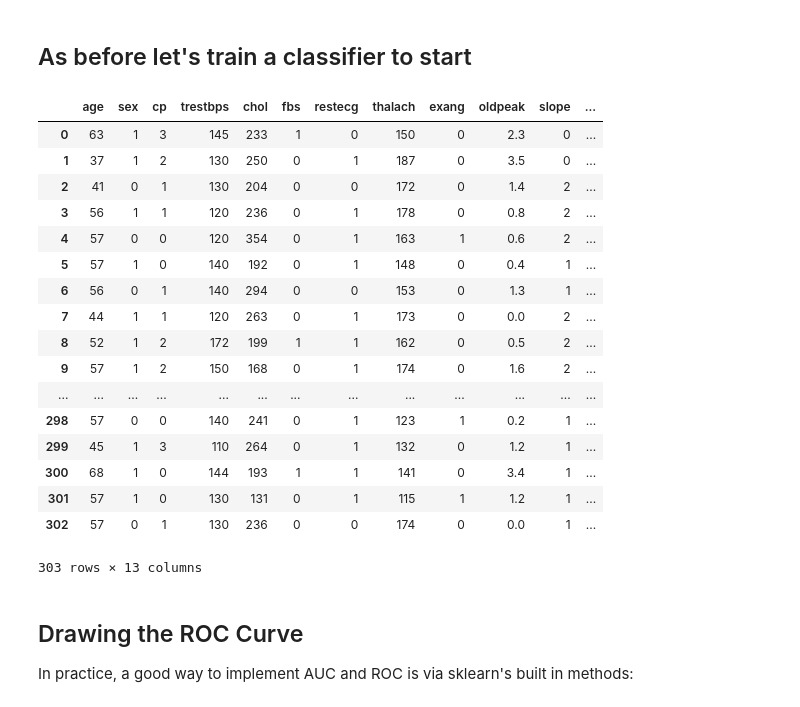
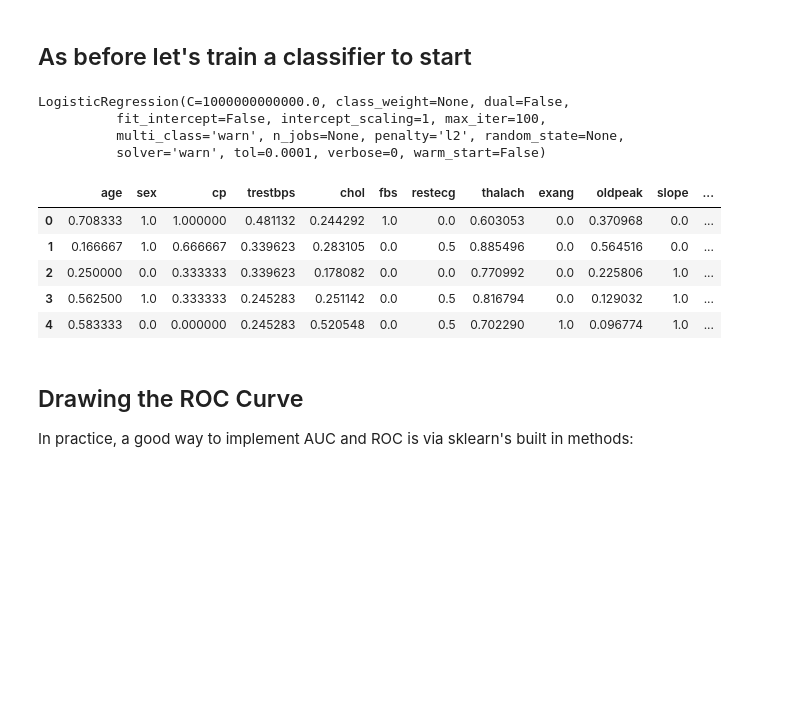
Before and after one commit to Chris-Manna/dsc-3-29-08-roc-curves-and-auc-nyc-career-ds-102218, a Jupyter notebook: index.ipynb, the cells around one changed output. Drawn from its saved outputs; the diff is of its cells as text; code cells hidden in the pictures; blank space fills up the shorter version.

```diff
--- a/index.ipynb
+++ b/index.ipynb
@@ -40,53 +40,44 @@ With that, let's take a look at drawing the ROC curve in practice.
 # %%
 from sklearn.linear_model import LogisticRegression
 from sklearn.model_selection import train_test_split
 import pandas as pd
 
 
 #Load the data
 df = pd.read_csv('heart.csv')
 
 #Define appropriate X and y
 X = df[df.columns[:-1]]
 y = df.target
 
-X
-# #Normalize the Data
-# for col in df.columns:
-#     df[col] = (df[col]-min(df[col]))/ (max(df[col]) - min(df[col]))
+#Normalize the Data
+for col in df.columns:
+    df[col] = (df[col]-min(df[col]))/ (max(df[col]) - min(df[col]))
 
-# # Split the data into train and test sets.
-# X_train, X_test, y_train, y_test = train_test_split(X, y, random_state=0)
+# Split the data into train and test sets.
+X_train, X_test, y_train, y_test = train_test_split(X, y, random_state=0)
 
-# #Fit a model
-# logreg = LogisticRegression(fit_intercept = False, C = 1e12) #Starter code
-# model_log = logreg.fit(X_train, y_train)
-# print(model_log) #Preview model params
+#Fit a model
+logreg = LogisticRegression(fit_intercept = False, C = 1e12) #Starter code
+model_log = logreg.fit(X_train, y_train)
+print(model_log) #Preview model params
 
-# #Predict
-# y_hat_test = logreg.predict(X_test)
+#Predict
+y_hat_test = logreg.predict(X_test)
 
-# #Data Preview
-# df.head()
+#Data Preview
+df.head()
 # %% [output]
+LogisticRegression(C=1000000000000.0, class_weight=None, dual=False,
+          fit_intercept=False, intercept_scaling=1, max_iter=100,
+          multi_class='warn', n_jobs=None, penalty='l2', random_state=None,
+          solver='warn', tol=0.0001, verbose=0, warm_start=False)
 |  | age | sex | cp | trestbps | chol | fbs | restecg | thalach | exang | oldpeak | slope | ... |
-| 0 | 63 | 1 | 3 | 145 | 233 | 1 | 0 | 150 | 0 | 2.3 | 0 | ... |
-| 1 | 37 | 1 | 2 | 130 | 250 | 0 | 1 | 187 | 0 | 3.5 | 0 | ... |
-| 2 | 41 | 0 | 1 | 130 | 204 | 0 | 0 | 172 | 0 | 1.4 | 2 | ... |
-| 3 | 56 | 1 | 1 | 120 | 236 | 0 | 1 | 178 | 0 | 0.8 | 2 | ... |
-| 4 | 57 | 0 | 0 | 120 | 354 | 0 | 1 | 163 | 1 | 0.6 | 2 | ... |
-| 5 | 57 | 1 | 0 | 140 | 192 | 0 | 1 | 148 | 0 | 0.4 | 1 | ... |
-| 6 | 56 | 0 | 1 | 140 | 294 | 0 | 0 | 153 | 0 | 1.3 | 1 | ... |
-| 7 | 44 | 1 | 1 | 120 | 263 | 0 | 1 | 173 | 0 | 0.0 | 2 | ... |
-| 8 | 52 | 1 | 2 | 172 | 199 | 1 | 1 | 162 | 0 | 0.5 | 2 | ... |
-| 9 | 57 | 1 | 2 | 150 | 168 | 0 | 1 | 174 | 0 | 1.6 | 2 | ... |
-| ... | ... | ... | ... | ... | ... | ... | ... | ... | ... | ... | ... | ... |
-| 298 | 57 | 0 | 0 | 140 | 241 | 0 | 1 | 123 | 1 | 0.2 | 1 | ... |
-| 299 | 45 | 1 | 3 | 110 | 264 | 0 | 1 | 132 | 0 | 1.2 | 1 | ... |
-| 300 | 68 | 1 | 0 | 144 | 193 | 1 | 1 | 141 | 0 | 3.4 | 1 | ... |
-| 301 | 57 | 1 | 0 | 130 | 131 | 0 | 1 | 115 | 1 | 1.2 | 1 | ... |
-| 302 | 57 | 0 | 1 | 130 | 236 | 0 | 0 | 174 | 0 | 0.0 | 1 | ... |
+| 0 | 0.708333 | 1.0 | 1.000000 | 0.481132 | 0.244292 | 1.0 | 0.0 | 0.603053 | 0.0 | 0.370968 | 0.0 | ... |
+| 1 | 0.166667 | 1.0 | 0.666667 | 0.339623 | 0.283105 | 0.0 | 0.5 | 0.885496 | 0.0 | 0.564516 | 0.0 | ... |
+| 2 | 0.250000 | 0.0 | 0.333333 | 0.339623 | 0.178082 | 0.0 | 0.0 | 0.770992 | 0.0 | 0.225806 | 1.0 | ... |
+| 3 | 0.562500 | 1.0 | 0.333333 | 0.245283 | 0.251142 | 0.0 | 0.5 | 0.816794 | 0.0 | 0.129032 | 1.0 | ... |
+| 4 | 0.583333 | 0.0 | 0.000000 | 0.245283 | 0.520548 | 0.0 | 0.5 | 0.702290 | 1.0 | 0.096774 | 1.0 | ... |
-303 rows × 13 columns
 # %% [markdown]
 ## Drawing the ROC Curve
 
```
